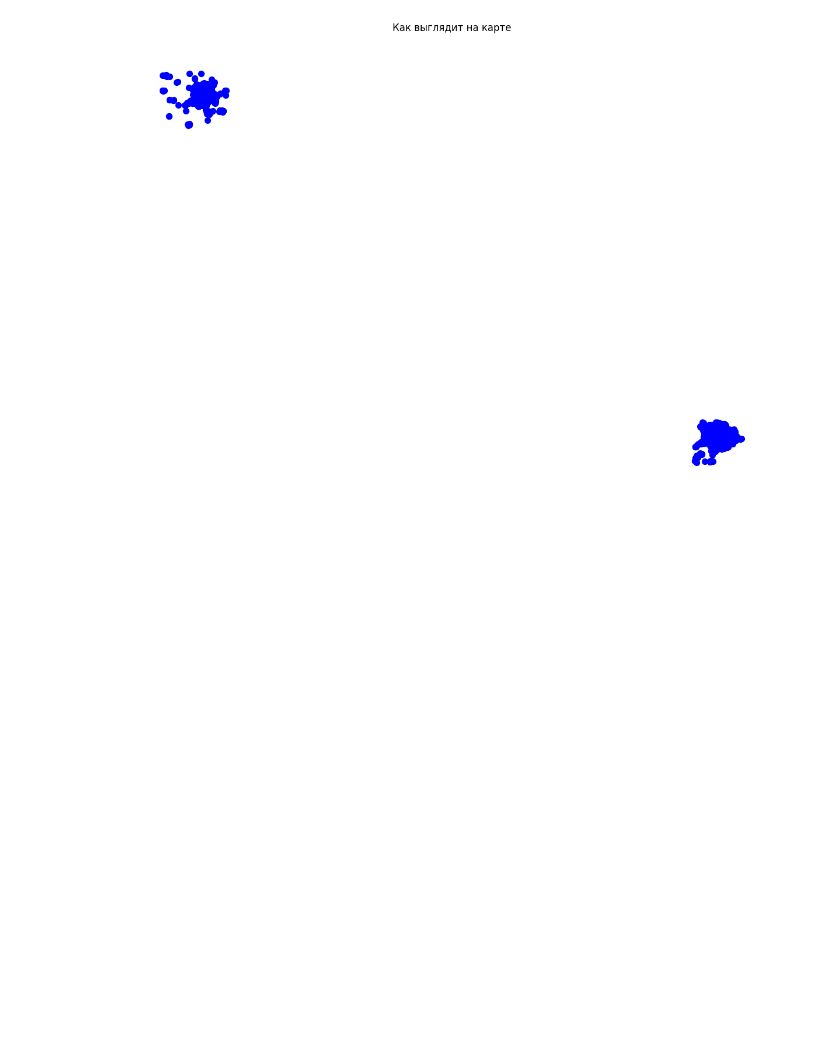
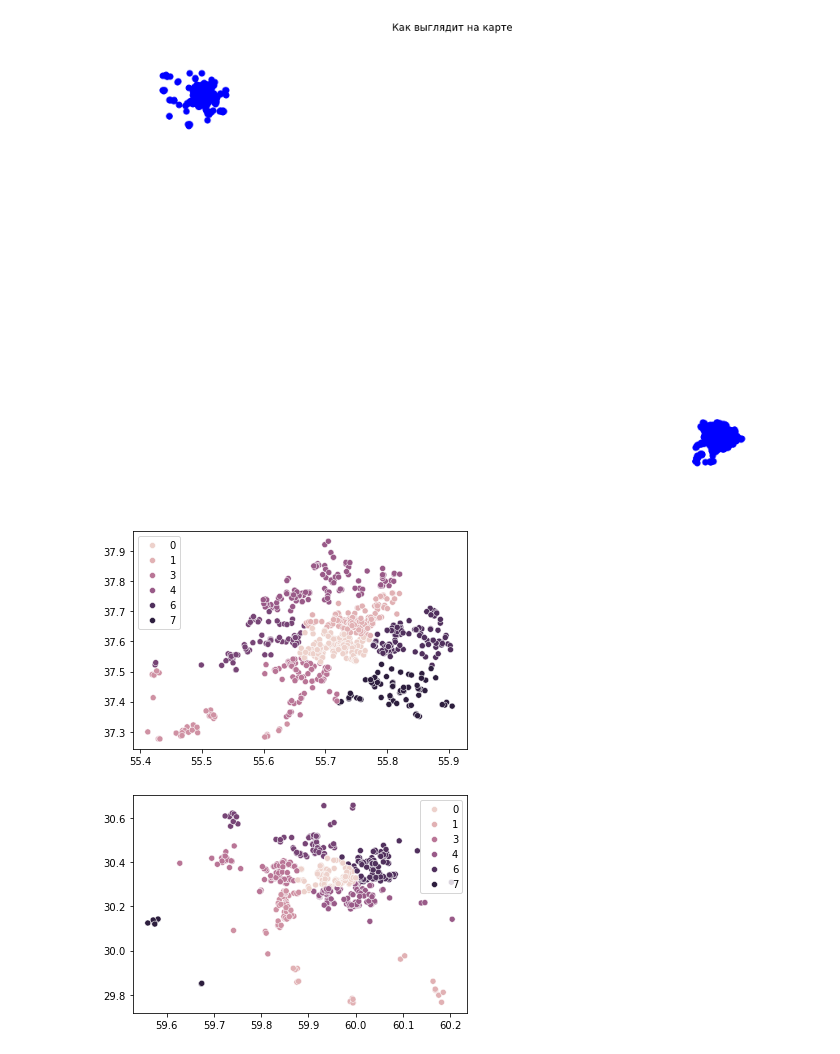
Before and after one commit to nkhamm-spb/sna_proj, a Jupyter notebook: data/EDA.ipynb, the cells around one changed output. Saved outputs shown, nothing was run; the diff lists cells and outputs as text; code cells hidden in the pictures; blank space fills up the shorter version.

Commit message:
Added clusterization in EDA

```diff
--- a/data/EDA.ipynb
+++ b/data/EDA.ipynb
@@ -153,3 +171,23 @@ plt.show()
 # %% [output]
 --- Визуализация графа ---
 [figure]
+# %%
+msk = data.loc[data['city'] == 'msk']
+data_msk = np.array([[lat, lon] for lat, lon in zip(msk['lat'].iloc, msk['lon'].iloc)])
+
+spb = data.loc[data['city'] == 'spb']
+data_spb = np.array([[lat, lon] for lat, lon in zip(spb['lat'].iloc, spb['lon'].iloc)])
+
+cluster_num = 8
+
+clustering_msk = KMeans(n_clusters=cluster_num).fit(data_msk)
+clustering_spb = KMeans(n_clusters=cluster_num).fit(data_spb)
+
+plt.figure(0)
+sns.scatterplot(x=data_msk[:, 0], y=data_msk[:, 1], hue=clustering_msk.labels_)
+plt.figure(1)
+sns.scatterplot(x=data_spb[:, 0], y=data_spb[:, 1], hue=clustering_spb.labels_)
+plt.show()
+# %% [output]
+[figure, added]
+[figure, added]
```
Also changed, not shown: parts of 8 cells of this notebook.
